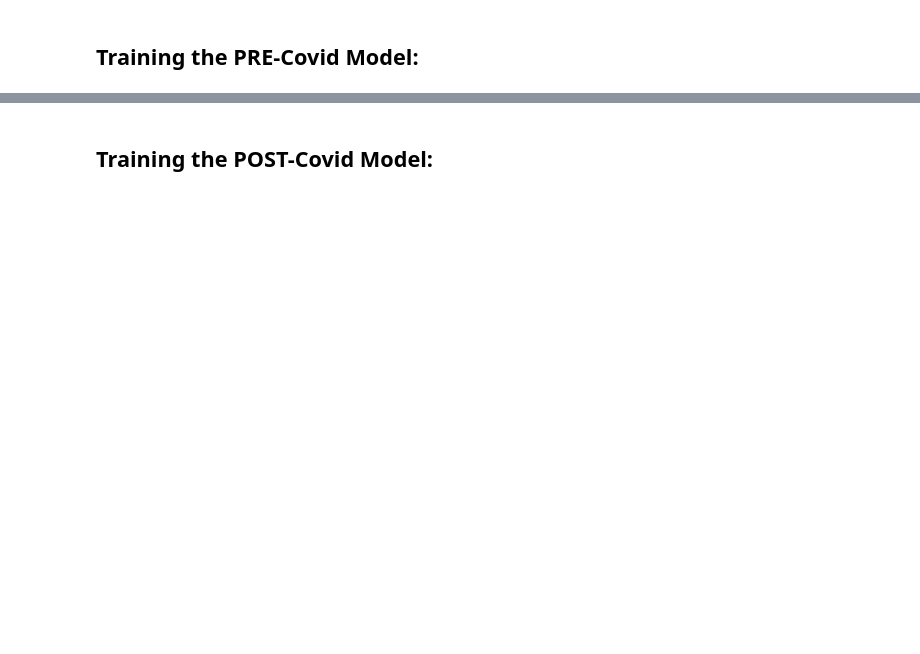
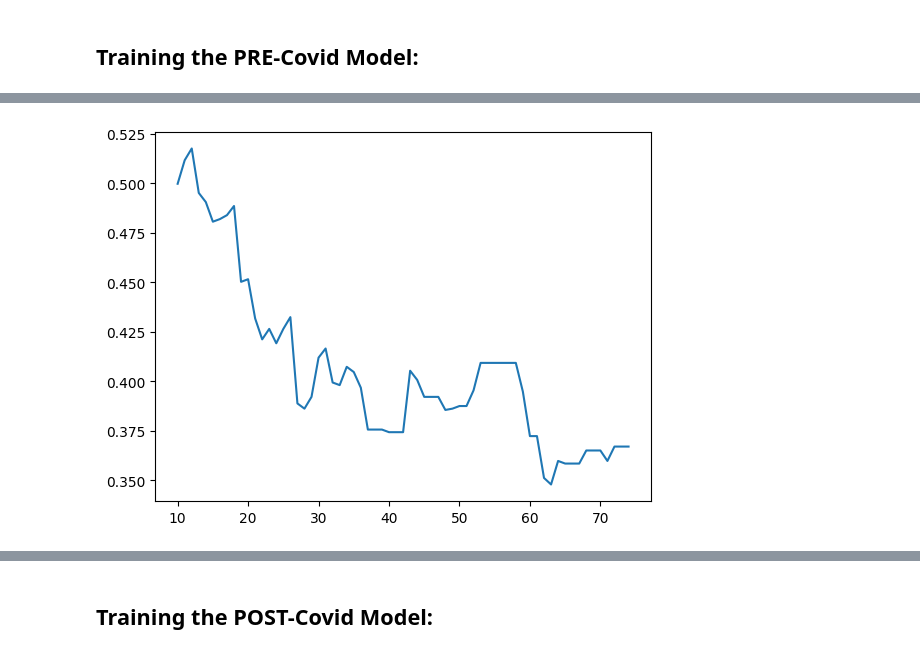
Before and after one commit to RyanErm/mlproject, a Jupyter notebook: Model.ipynb, the cells around one changed output, grey strips where cells are left out. Saved outputs shown, nothing was run; the diff lists cells and outputs as text; code cells hidden in the pictures; blank space fills up the shorter version.

```diff
--- a/Model.ipynb
+++ b/Model.ipynb
@@ -170,3 +175,8 @@ Best min_sample_leaf value: 1 with Accuracy of 0.349
+# %%
+plt.plot(leaf_values, acc_list)
+plt.show()
+# %% [output]
+[figure, added]
 # %%
 print(df_test_pre['Predicted'].unique())
 # %% [output]
```
Also changed, not shown: parts of 24 cells of this notebook.
